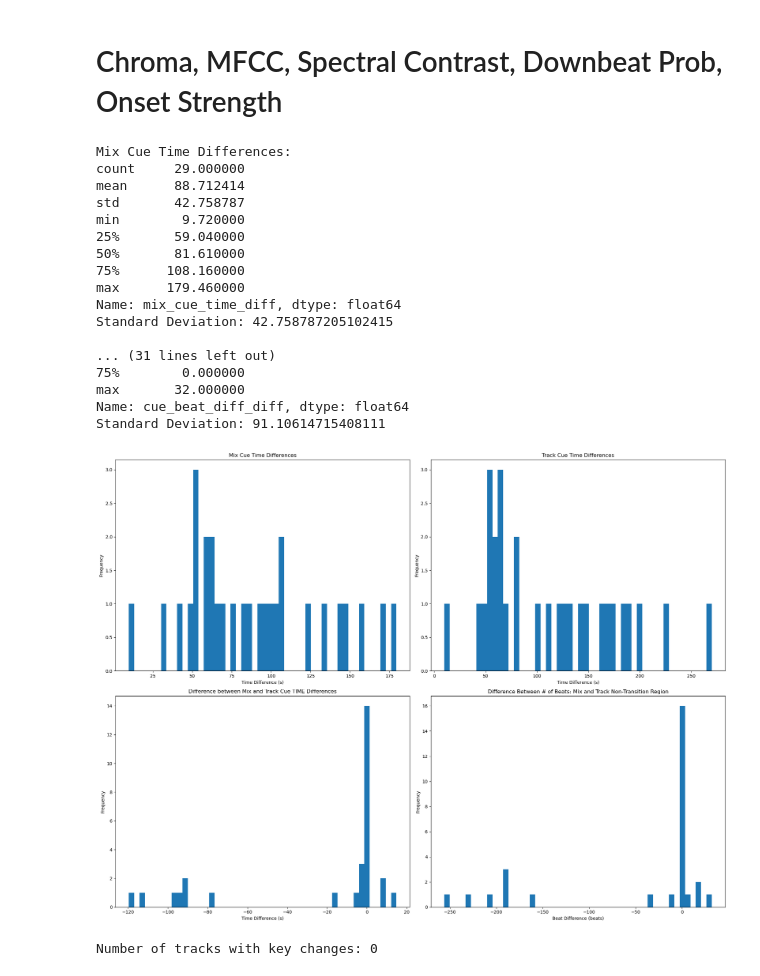
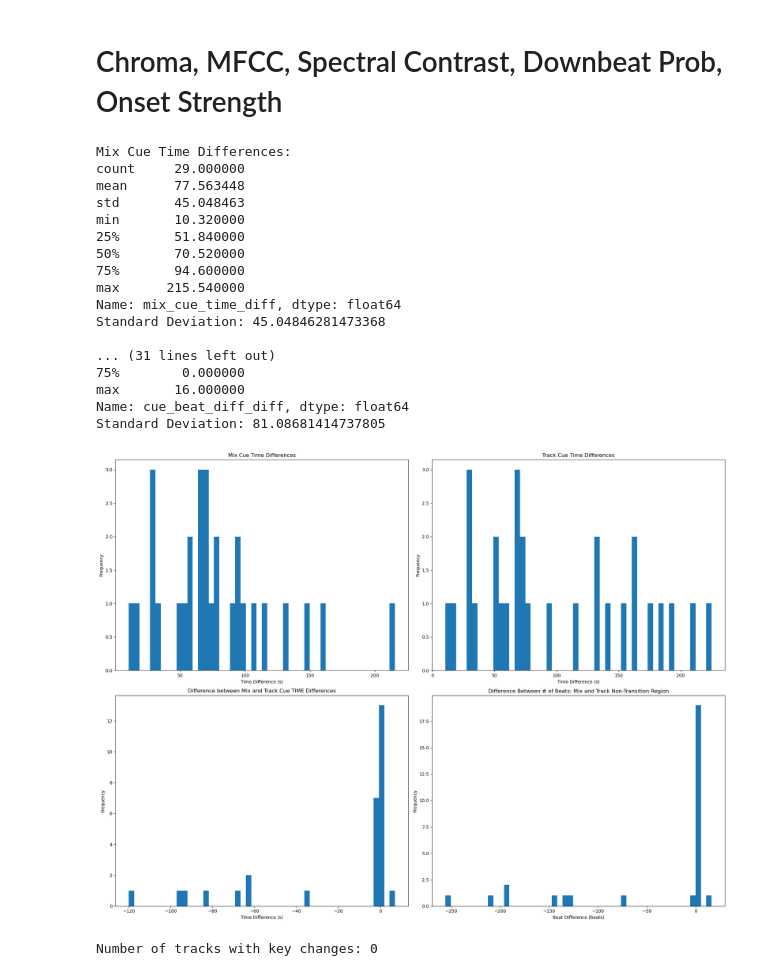
Before and after one commit to michaelhein39/dj-transition-predictor, a Jupyter notebook: notebooks/alignment_eda.ipynb, the cells around one changed output. Saved outputs shown, nothing was run; the diff lists cells and outputs as text; code cells hidden in the pictures.

Commit message:
analyzed new cases

```diff
--- a/notebooks/alignment_eda.ipynb
+++ b/notebooks/alignment_eda.ipynb
@@ -620,26 +673,26 @@ array([[411, 222],
 # %% [markdown]
 # Chroma, MFCC, Spectral Contrast, Downbeat Prob, Onset Strength
 # %%
-df_chroma_mfcc_sc = pd.read_pickle('../data/align/jwmtj61-chroma+mfcc+spectral_contrast.pkl')
+df_chroma_mfcc_sc_db_os = pd.read_pickle('../data/align/jwmtj61-chroma+mfcc+spectral_contrast+downbeat_prob+onset_strength.pkl')
 # %%
-analyze_cue_time_diff(df_chroma_mfcc_sc)
+analyze_cue_time_diff(df_chroma_mfcc_sc_db_os)
 # %% [output]
 Mix Cue Time Differences:
 count     29.000000
-mean      88.712414
-std       42.758787
-min        9.720000
-25%       59.040000
-50%       81.610000
-75%      108.160000
-max      179.460000
+mean      77.563448
+std       45.048463
+min       10.320000
+25%       51.840000
+50%       70.520000
+75%       94.600000
+max      215.540000
 Name: mix_cue_time_diff, dtype: float64
-Standard Deviation: 42.758787205102415
+Standard Deviation: 45.04846281473368
 
 ... (31 lines left out)
 75%        0.000000
-max       32.000000
+max       16.000000
 Name: cue_beat_diff_diff, dtype: float64
-Standard Deviation: 91.10614715408111
+Standard Deviation: 81.08681414737805
-[figure, old version]
+[figure, new version]
 # %%
```
Also changed, not shown: parts of 13 cells of this notebook.
